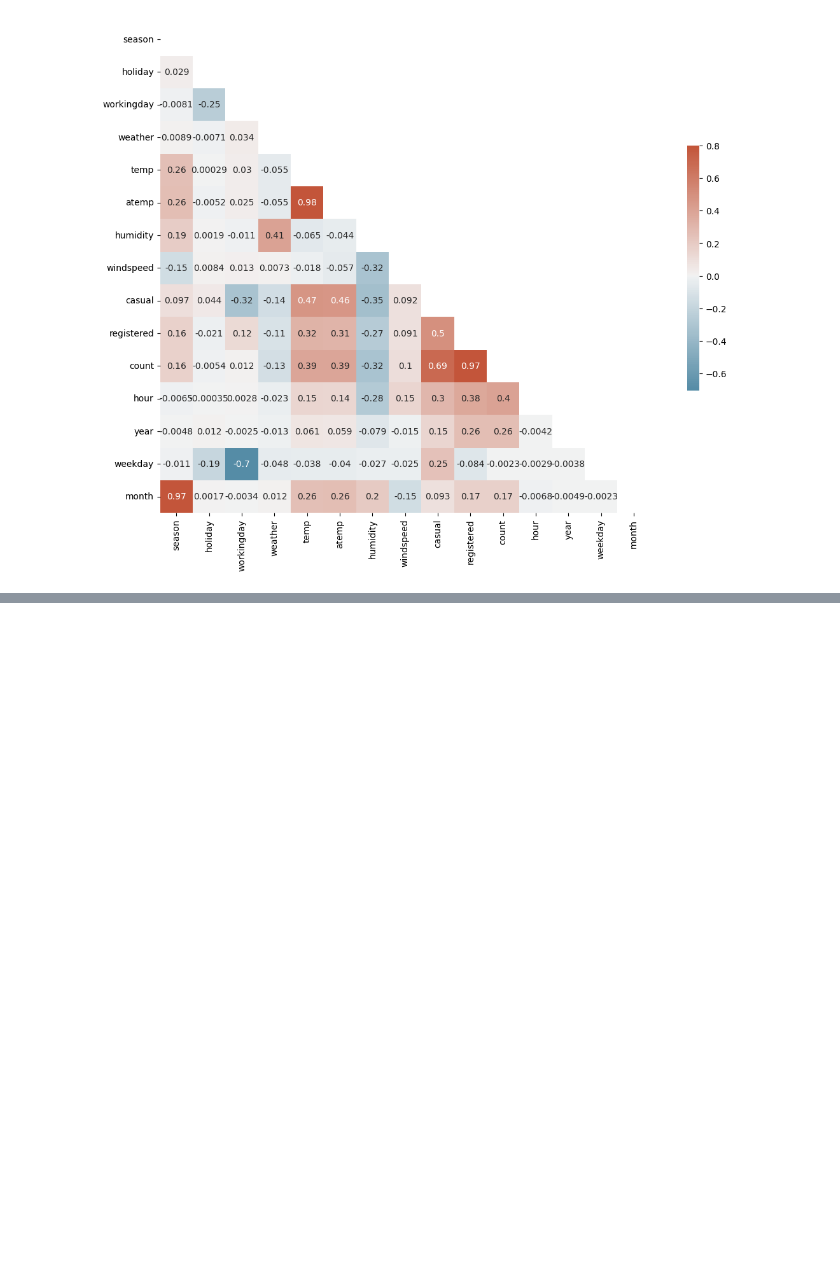
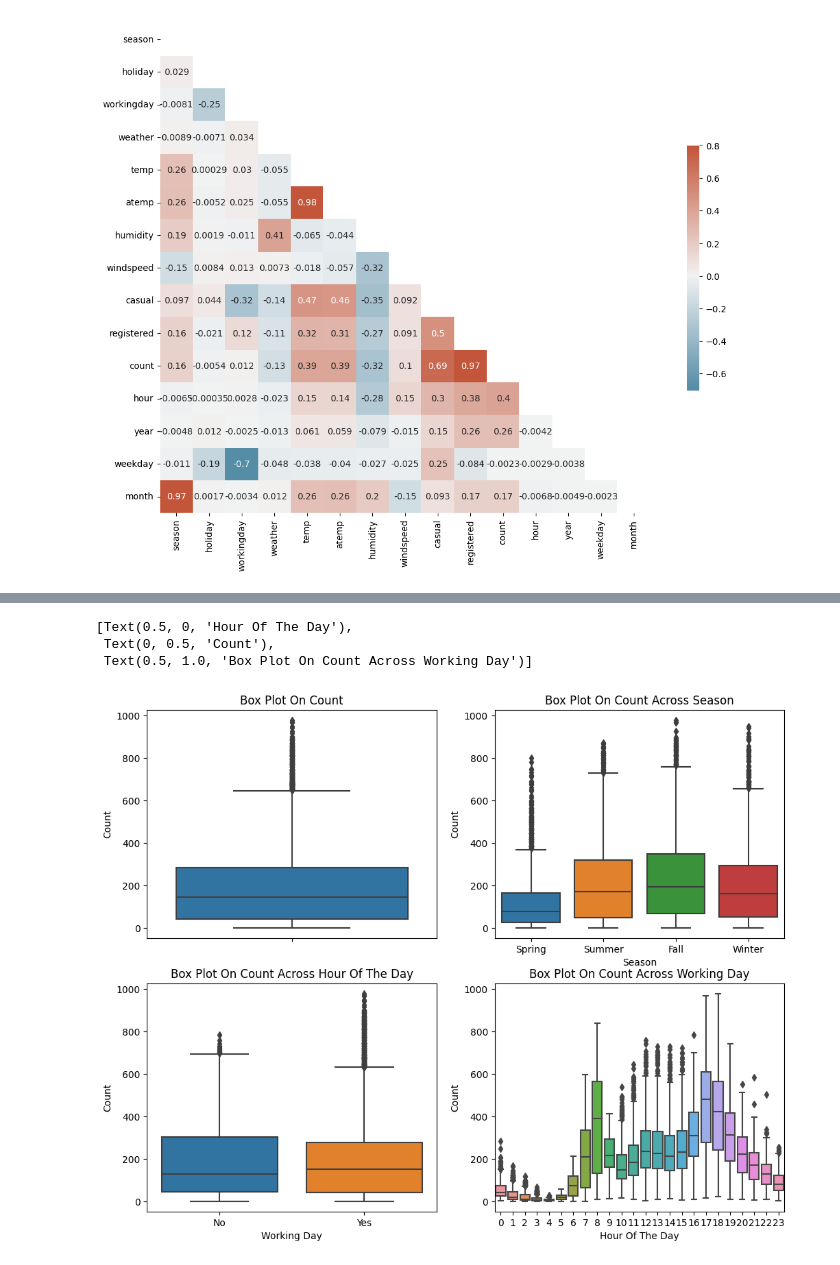
Before and after one commit to shailesh097/bike_sharing_demand, a Jupyter notebook: bike_demand.ipynb, the cells around one changed output, grey strips where cells are left out. Saved outputs shown, nothing was run; the diff lists cells and outputs as text; code cells hidden in the pictures; blank space fills up the shorter version.

Commit message:
box plots

```diff
--- a/bike_demand.ipynb
+++ b/bike_demand.ipynb
@@ -55,0 +87,20 @@ correlation(train_df)
+# %%
+fig, axes = plt.subplots(nrows=2, ncols=2)
+first_fig, second_fig, third_fig, fourth_fig = axes[0][0], axes[0][1], axes[1][0], axes[1][1]
+fig.set_size_inches(12, 9.5)
+sns.boxplot(data=train_df, y='count', orient='v', ax=first_fig)
+sns.boxplot(data=train_df, y='count', x='season', orient='v', ax=second_fig)
+sns.boxplot(data=train_df, y='count', x='workingday', ax=third_fig, orient='v')
+sns.boxplot(data=train_df, y='count', x='hour', orient='v', ax=fourth_fig)
+
+first_fig.set(ylabel='Count',title="Box Plot On Count")
+second_fig.set(xlabel='Season', ylabel='Count',title="Box Plot On Count Across Season")
+second_fig.set_xticklabels(['Spring', 'Summer', 'Fall', 'Winter'])
+third_fig.set(xlabel='Working Day', ylabel='Count',title="Box Plot On Count Across Hour Of The Day", )
+third_fig.set_xticklabels(['No', 'Yes'])
+fourth_fig.set(xlabel='Hour Of The Day', ylabel='Count',title="Box Plot On Count Across Working Day")
+# %% [output]
+[Text(0.5, 0, 'Hour Of The Day'),
+ Text(0, 0.5, 'Count'),
+ Text(0.5, 1.0, 'Box Plot On Count Across Working Day')]
+[figure, added]
```
Also changed, not shown: parts of 6 cells of this notebook.
